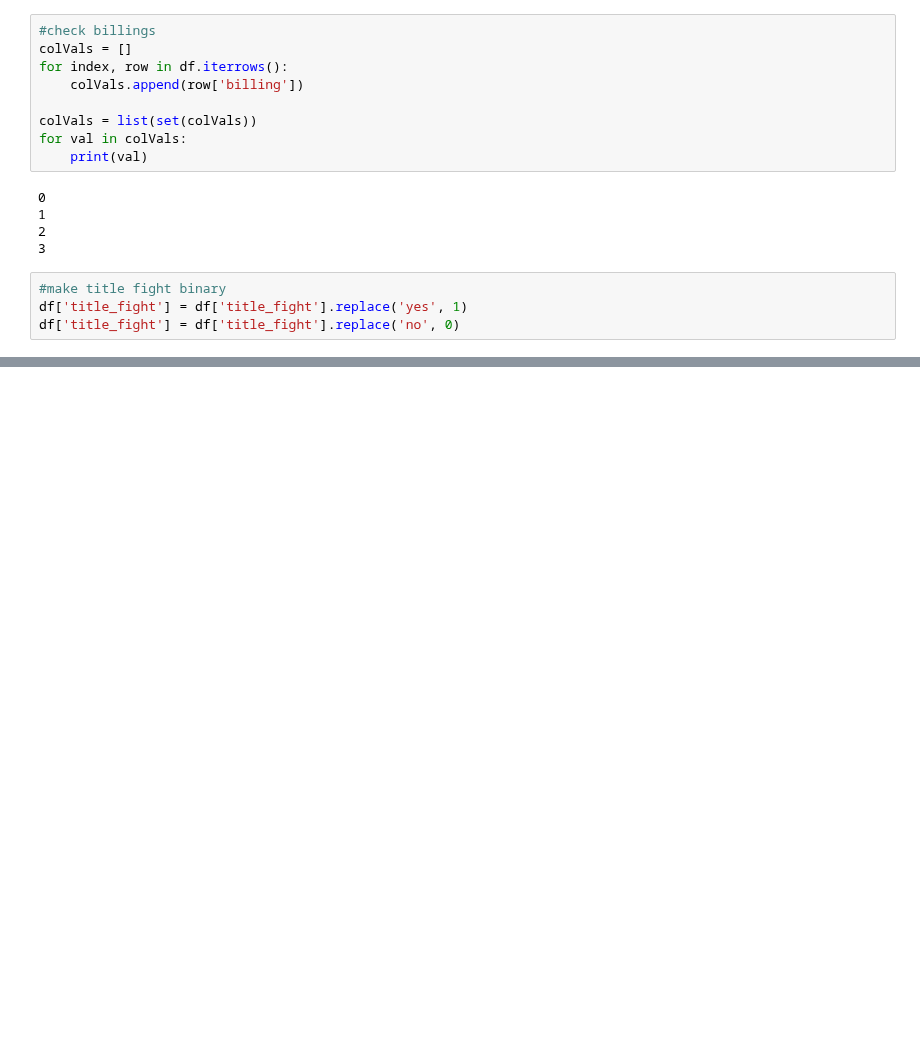
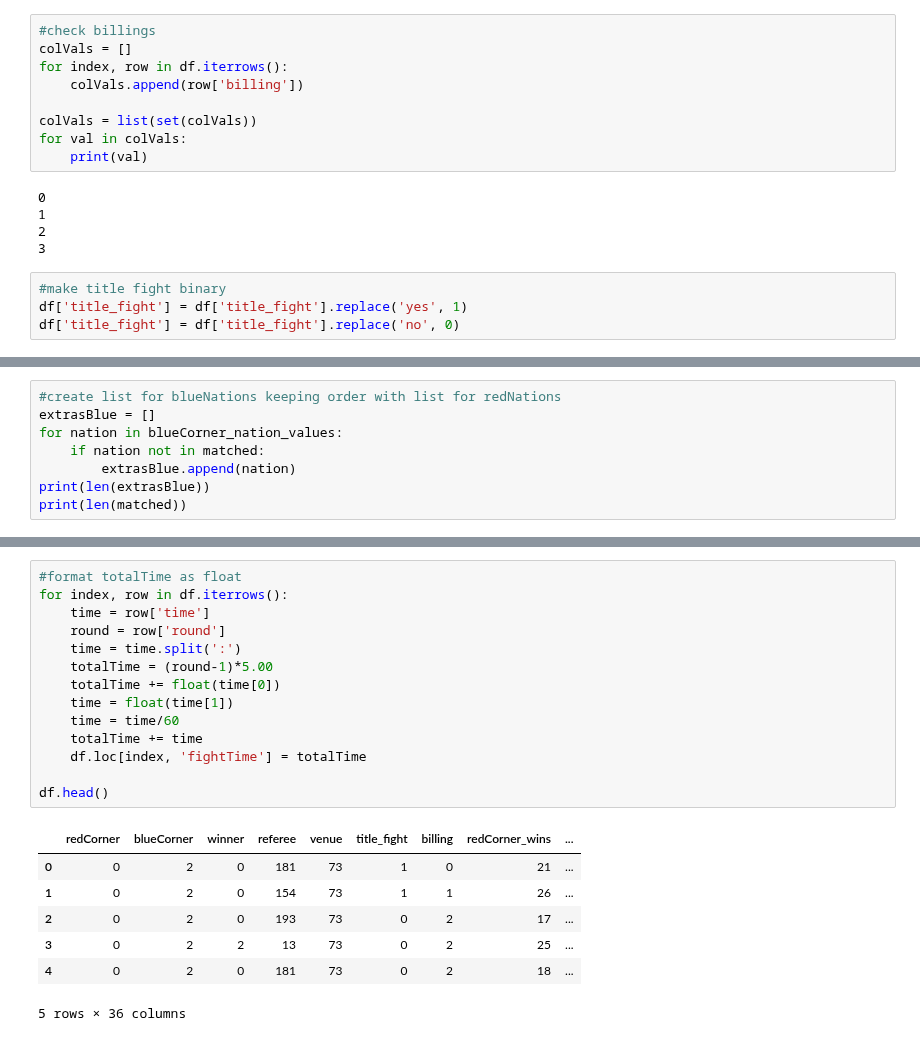
Before and after one commit to maxbraith/UFCModel, a Jupyter notebook: UFCModelGit/Model/trainDataWinner.ipynb, the cells around one changed output, grey strips where cells are left out. Drawn from its saved outputs; the diff is of its cells as text; blank space fills up the shorter version.

```diff
--- a/UFCModelGit/Model/trainDataWinner.ipynb
+++ b/UFCModelGit/Model/trainDataWinner.ipynb
@@ -464,0 +461,8 @@ print(redCorner_nations)
+# %%
+#create list for blueNations keeping order with list for redNations
+extrasBlue = []
+for nation in blueCorner_nation_values:
+    if nation not in matched:
+        extrasBlue.append(nation)
+print(len(extrasBlue))
+print(len(matched))
@@ -464,0 +572,22 @@ print(redCorner_nations)
+# %%
+#format totalTime as float
+for index, row in df.iterrows():
+    time = row['time']
+    round = row['round']
+    time = time.split(':')
+    totalTime = (round-1)*5.00
+    totalTime += float(time[0])
+    time = float(time[1])
+    time = time/60
+    totalTime += time
+    df.loc[index, 'fightTime'] = totalTime
+
+df.head()
+# %% [output]
+|  | redCorner | blueCorner | winner | referee | venue | title_fight | billing | redCorner_wins | ... |
+| 0 | 0 | 2 | 0 | 181 | 73 | 1 | 0 | 21 | ... |
+| 1 | 0 | 2 | 0 | 154 | 73 | 1 | 1 | 26 | ... |
+| 2 | 0 | 2 | 0 | 193 | 73 | 0 | 2 | 17 | ... |
+| 3 | 0 | 2 | 2 | 13 | 73 | 0 | 2 | 25 | ... |
+| 4 | 0 | 2 | 0 | 181 | 73 | 0 | 2 | 18 | ... |
+5 rows × 36 columns
```
Also changed, not shown: parts of 66 cells of this notebook, 1 other file.
